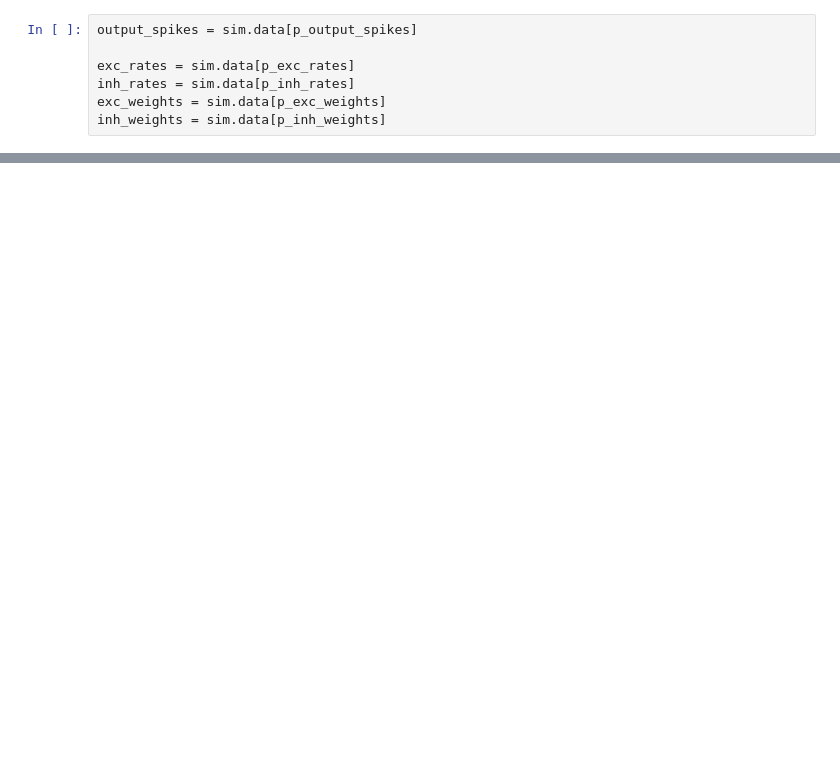
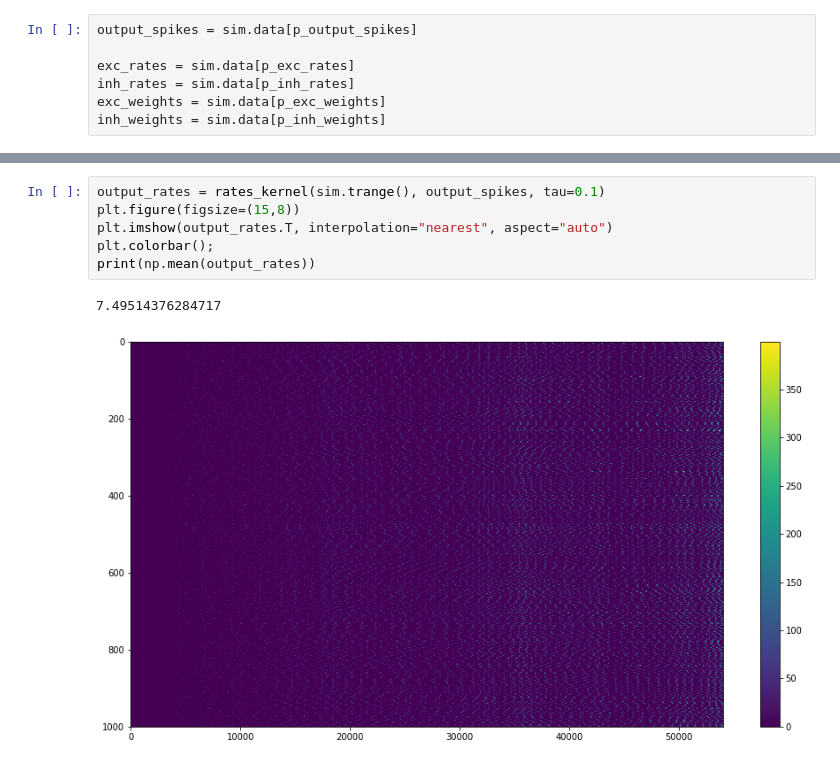
Before and after one commit to iraikov/nengo_maze_env, a Jupyter notebook: notebooks/srf_nengo_autoencoder_dof.ipynb, the cells around one changed output, grey strips where cells are left out. Drawn from its saved outputs; the diff is of its cells as text; blank space fills up the shorter version.

```diff
--- a/notebooks/srf_nengo_autoencoder_dof.ipynb
+++ b/notebooks/srf_nengo_autoencoder_dof.ipynb
@@ -187,3 +194,12 @@ print(np.mean(output_rates))
+# %%
+output_rates = rates_kernel(sim.trange(), output_spikes, tau=0.1)
+plt.figure(figsize=(15,8))
+plt.imshow(output_rates.T, interpolation="nearest", aspect="auto")
+plt.colorbar();
+print(np.mean(output_rates))
+# %% [output]
+7.49514376284717
+[figure, added]
 # %%
 output_rates = rates_kernel(sim.trange(), output_spikes, tau=0.1)
 plt.figure(figsize=(15,8))
```
Also changed, not shown: parts of 10 cells of this notebook, 3 other files.
